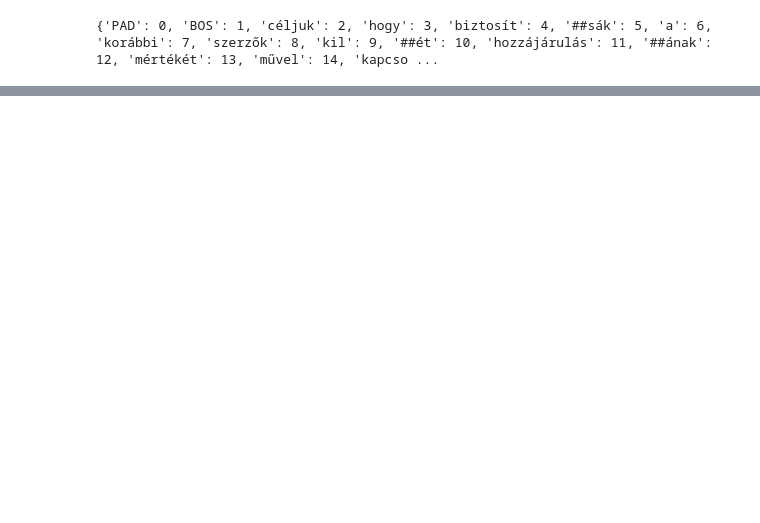
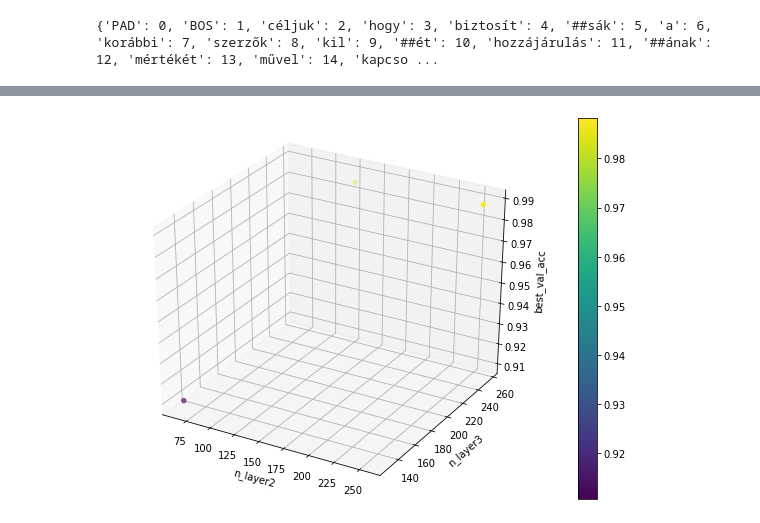
Before and after one commit to Bollash/Entity-recognition-hw, a Jupyter notebook: Entity_recognition.ipynb, the cells around one changed output, grey strips where cells are left out. Saved outputs shown, nothing was run; the diff lists cells and outputs as text; code cells hidden in the pictures; blank space fills up the shorter version.

```diff
--- a/Entity_recognition.ipynb
+++ b/Entity_recognition.ipynb
@@ -311,0 +682,12 @@ Accuracy on the test data is: 0.9891%
+# %%
+# n_layer2 / n_layer3
+fig = plt.figure(figsize=(10,7))
+ax = fig.add_subplot(111, projection='3d')
+p = ax.scatter3D(df.n_layer2, df.n_layer3, df.best_val_acc, c=df.best_val_acc)
+ax.set_xlabel('n_layer2')
+ax.set_ylabel('n_layer3')
+ax.set_zlabel('best_val_acc')
+fig.colorbar(p)
+plt.show()
+# %% [output]
+[figure, added]
```
Also changed, not shown: parts of 78 cells of this notebook.
